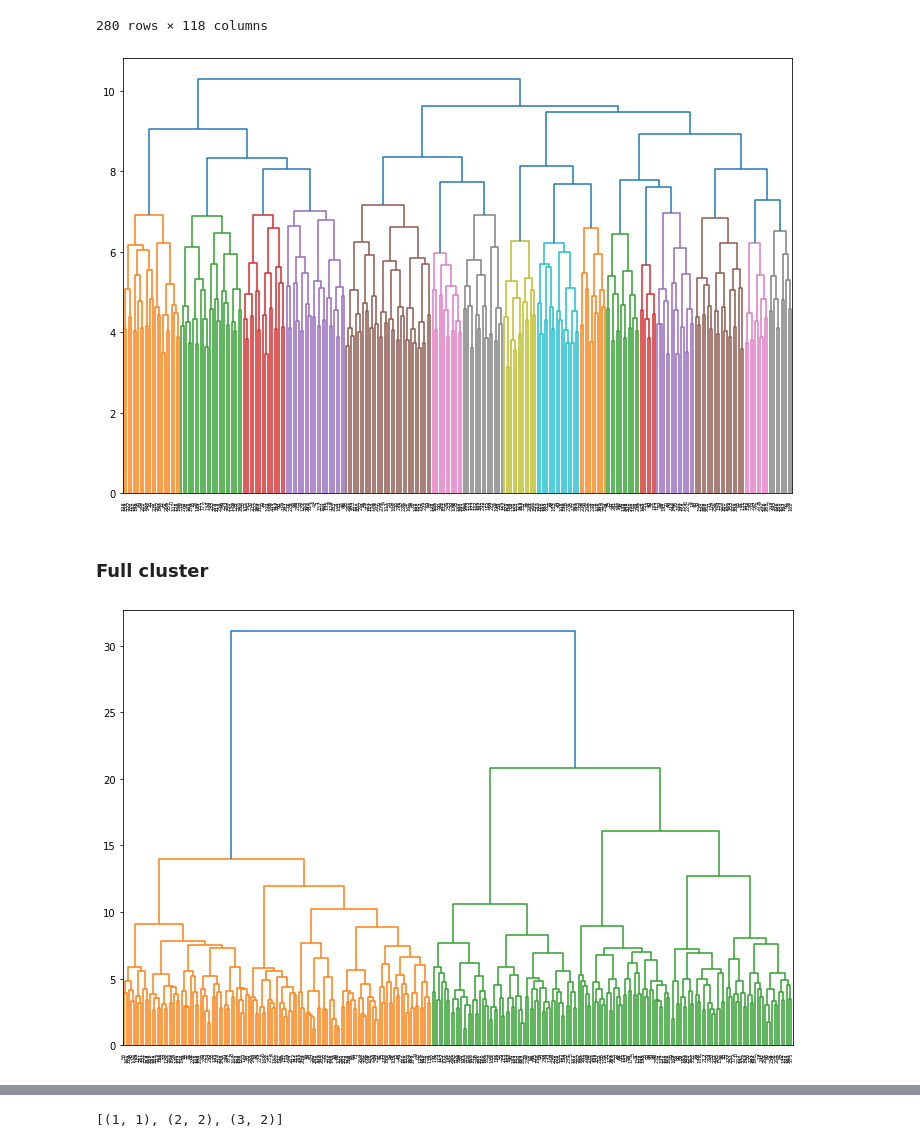
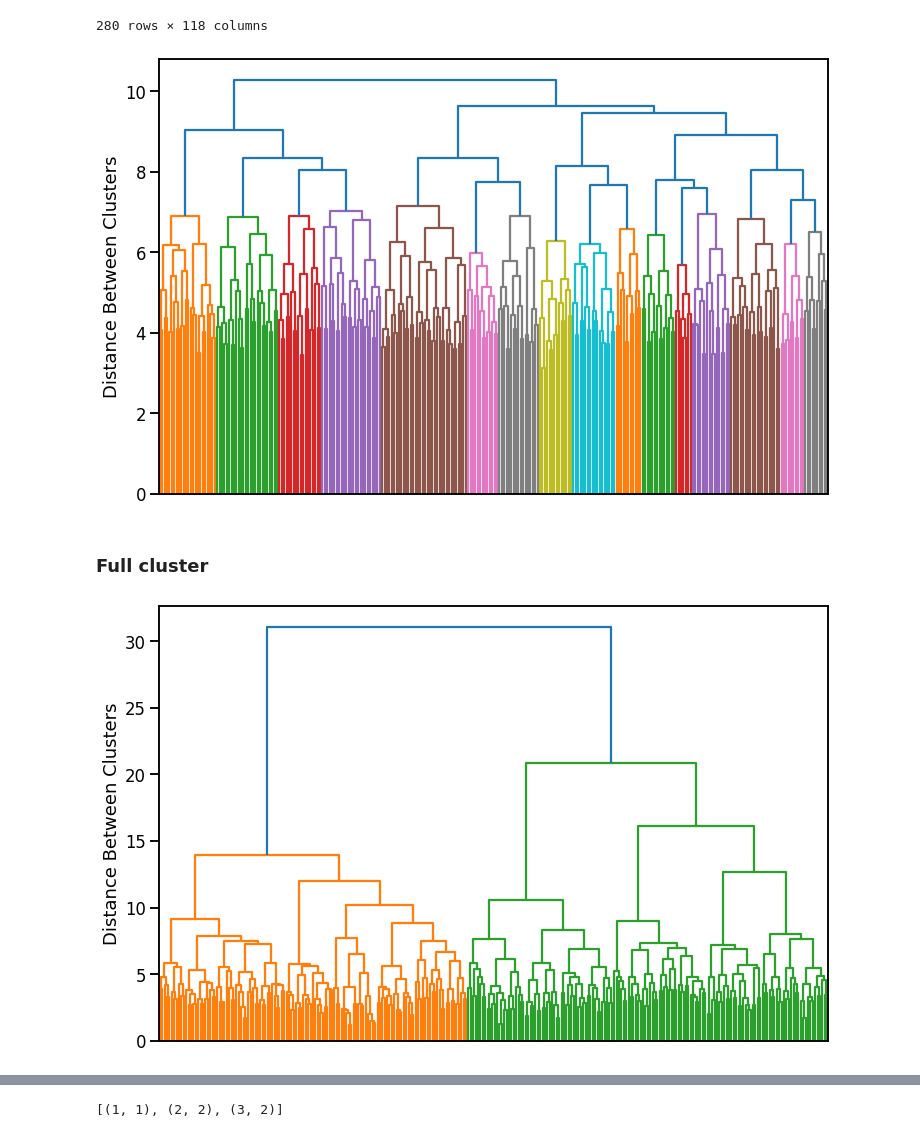
Before and after one commit to def-gthill/sils, a Jupyter notebook: cluster.ipynb, the cells around one changed output, grey strips where cells are left out. Cells and saved outputs as stored; diff of their text form; code cells hidden in the pictures.

Commit message:
Presentation graphics

```diff
--- a/cluster.ipynb
+++ b/cluster.ipynb
@@ -10,6 +11,8 @@ import matplotlib.pyplot as plt
 import walsdata
 from walsdata import s280d
 import langmap
+# %%
+sns.set_context(context='talk')
 # %%
 s280d.values_scaled_imputed
 # %% [output]
@@ -59,9 +62,12 @@ shuffle_linkage = hierarchy.linkage(shuffle280, method='ward')
 # %%
 plt.subplots(figsize=(12, 8))
 hierarchy.dendrogram(shuffle_linkage)
+plt.xticks([])
+plt.ylabel('Distance Between Clusters')
+plt.savefig('cluster_baseline.png')
 plt.show()
 # %% [output]
-[figure, old version]
+[figure, new version]
 # %% [markdown]
 ### Full cluster
 # %%
@@ -69,9 +75,12 @@ linkage = hierarchy.linkage(s280d.values_scaled_imputed, method='ward')
 # %%
 plt.subplots(figsize=(12, 8))
 hierarchy.dendrogram(linkage)
+plt.xticks([])
+plt.ylabel('Distance Between Clusters')
+plt.savefig('cluster_real.png')
 plt.show()
 # %% [output]
-[figure, old version]
+[figure, new version]
 # %%
 c2 = hierarchy.fcluster(linkage, t=25, criterion='distance')
 # %%
```
Also changed, not shown: parts of 5 cells of this notebook, 16 other files.
